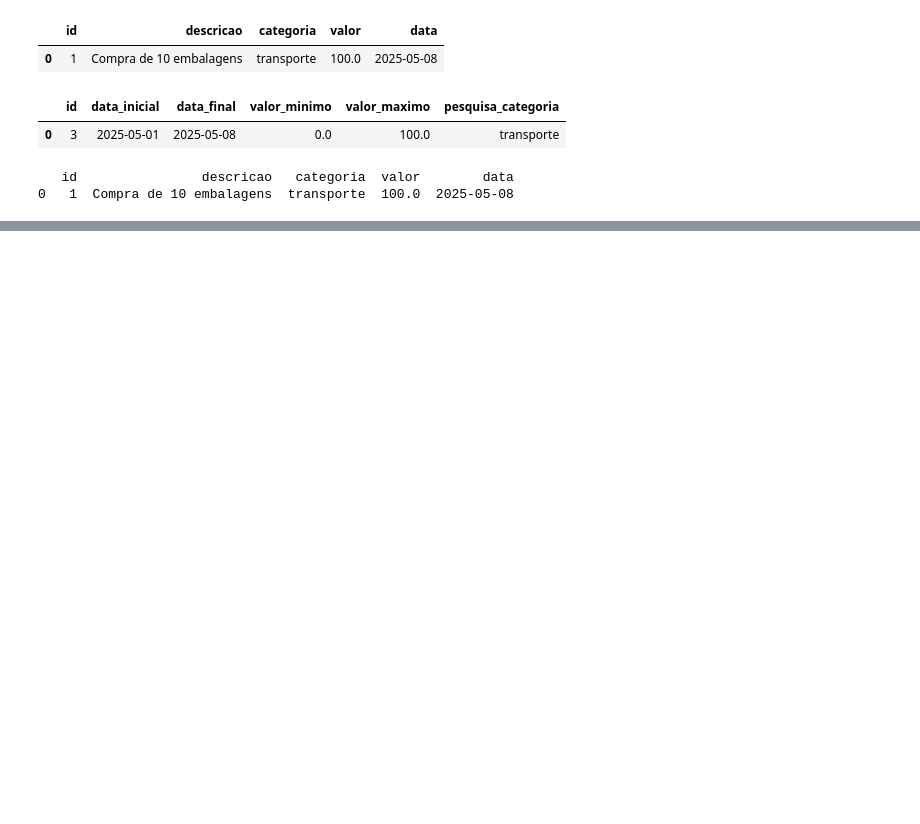
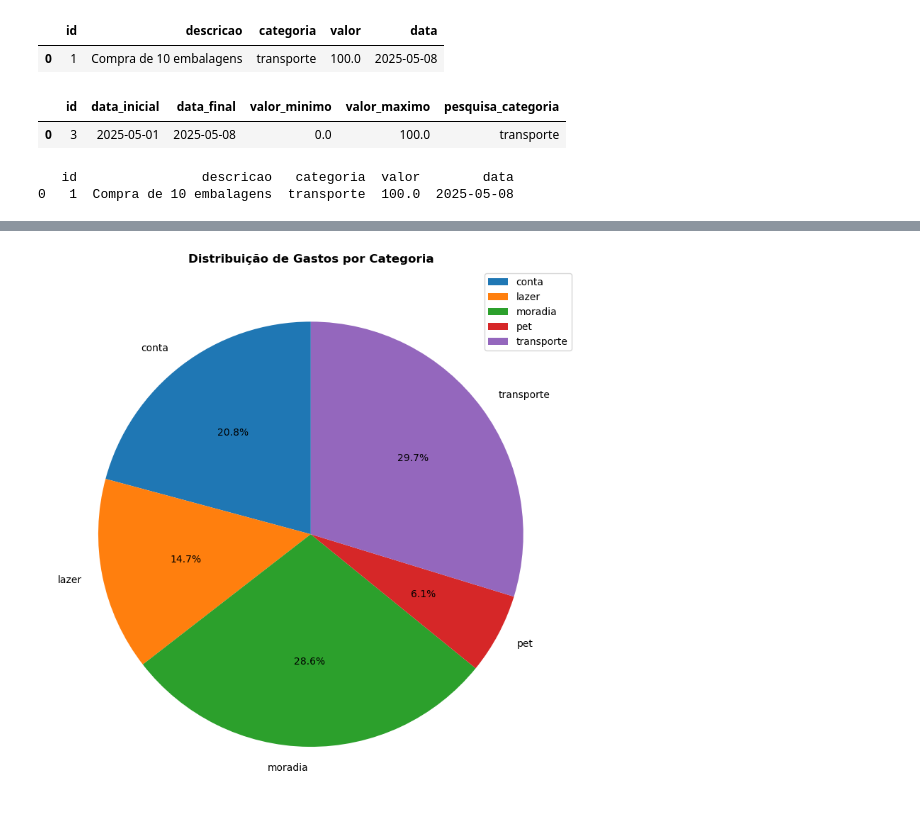
Before and after one commit to LTRibeiros/Projeto-Financeiro, a Jupyter notebook: relatorio.ipynb, the cells around one changed output, grey strips where cells are left out. Saved outputs shown, nothing was run; the diff lists cells and outputs as text; code cells hidden in the pictures; blank space fills up the shorter version.

Commit message:
feat: adicionando botao que gera relatorio de pizza com os gastos do usuario logado

```diff
--- a/relatorio.ipynb
+++ b/relatorio.ipynb
@@ -19,0 +27,2 @@ rel
+# %%
+usuario_id = session['usuario_id']
@@ -96,0 +124,30 @@ print(lancamento_filtrado.head())
+# %%
+    import pandas as pd
+    import matplotlib.pyplot as plt
+    import sqlite3
+
+    session_id = 1
+    connectdb = sqlite3.connect("banco.db")
+    query = """
+    SELECT usuario_id, categoria, SUM(valor) as total
+    FROM lancamentos
+    WHERE usuario_id = :id
+    GROUP BY usuario_id, categoria
+    """
+
+    df = pd.read_sql_query(query, connectdb, params={'id': session_id})
+
+    plt.figure(figsize=(8, 8))
+    plt.pie(
+        df['total'],
+        labels=df['categoria'],
+        autopct='%1.1f%%',
+        startangle=90,
+    )
+
+    plt.title('Distribuição de Gastos por Categoria', fontweight='bold')
+    plt.legend(df['categoria'], loc="best", bbox_to_anchor=(1, 1))
+    plt.savefig('static/relatorio.png')
+    plt.tight_layout()
+# %% [output]
+[figure, added]
```
Also changed, not shown: parts of 8 cells of this notebook, 3 other files.
